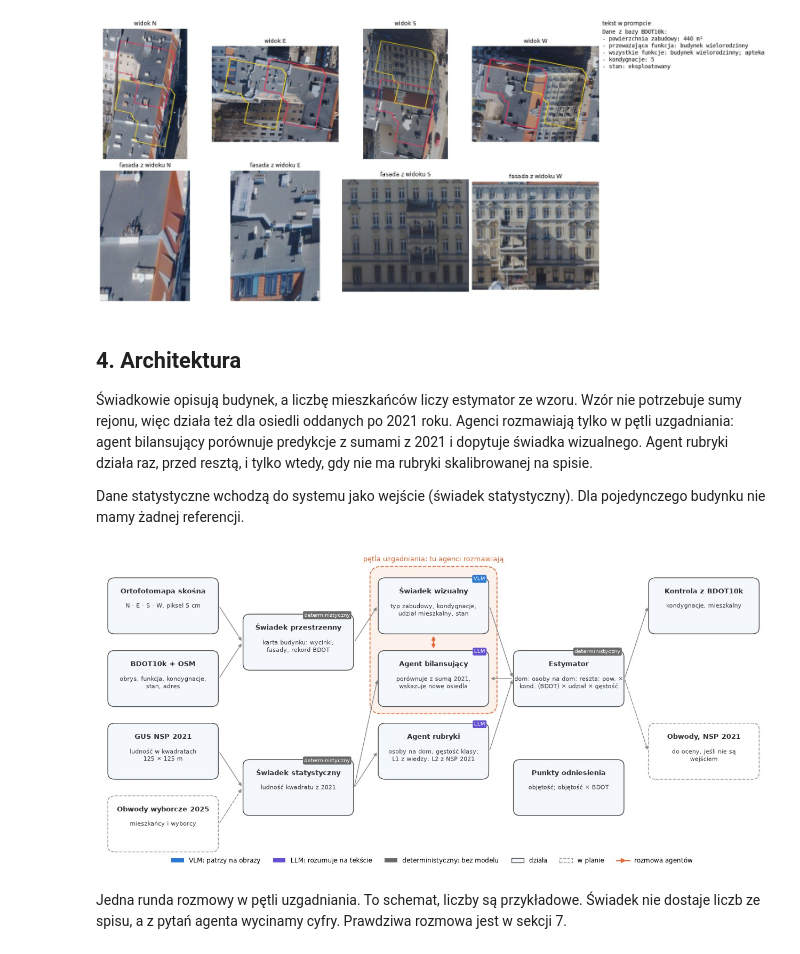
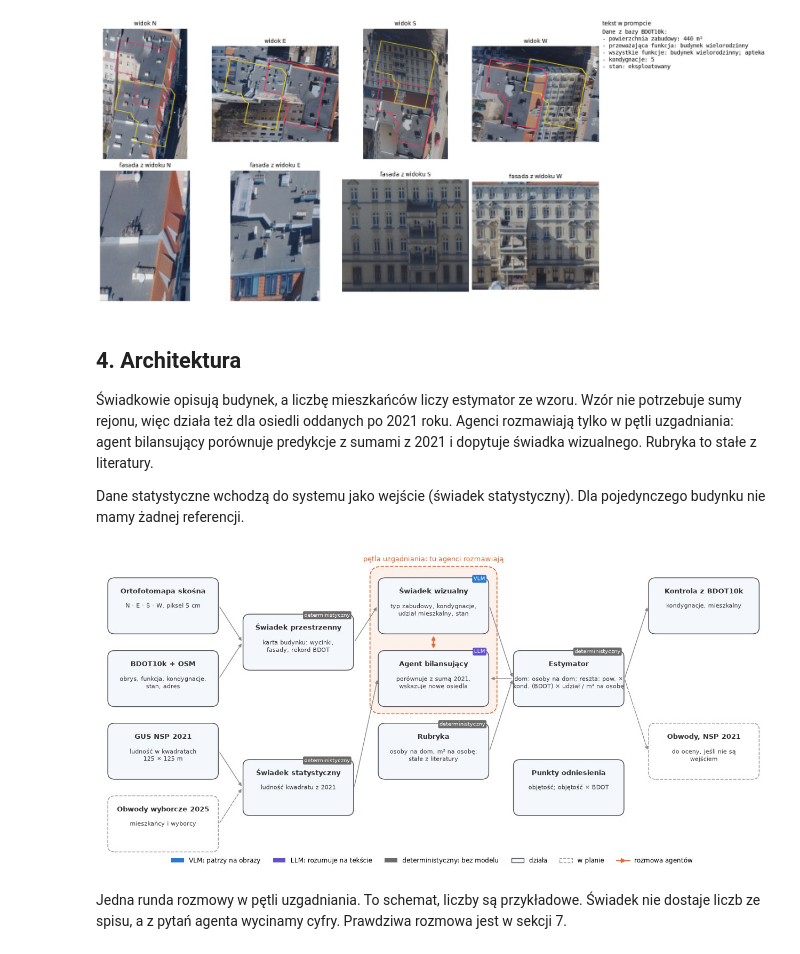
Before and after one commit to wust-terrain/wroclaw-population-agents, a Jupyter notebook: notebooks/proof_of_concept.ipynb, the cells around one changed output. Saved outputs shown, nothing was run; the diff lists cells and outputs as text; code cells hidden in the pictures.

```diff
--- a/notebooks/proof_of_concept.ipynb
+++ b/notebooks/proof_of_concept.ipynb
@@ -153,7 +153,7 @@ plt.show()
 # %% [markdown]
 ## 4. Architektura
 
-Świadkowie opisują budynek, a liczbę mieszkańców liczy estymator ze wzoru. Wzór nie potrzebuje sumy rejonu, więc działa też dla osiedli oddanych po 2021 roku. Agenci rozmawiają tylko w pętli uzgadniania: agent bilansujący porównuje predykcje z sumami z 2021 i dopytuje świadka wizualnego. Agent rubryki działa raz, przed resztą, i tylko wtedy, gdy nie ma rubryki skalibrowanej na spisie.
+Świadkowie opisują budynek, a liczbę mieszkańców liczy estymator ze wzoru. Wzór nie potrzebuje sumy rejonu, więc działa też dla osiedli oddanych po 2021 roku. Agenci rozmawiają tylko w pętli uzgadniania: agent bilansujący porównuje predykcje z sumami z 2021 i dopytuje świadka wizualnego. Rubryka to stałe z literatury.
 
 Dane statystyczne wchodzą do systemu jako wejście (świadek statystyczny). Dla pojedynczego budynku nie mamy żadnej referencji.
 # %%
@@ -168,16 +168,16 @@ BLOKI = {  # nazwa: (x, y, tytuł, opis, typ albo None dla danych, działa?)
     "przestrzenny": (23, 39, "Świadek przestrzenny", "karta budynku: wycinki,\nfasady, rekord BDOT", "deterministyczny", True),
     "statystyczny": (23, 11, "Świadek statystyczny", "ludność kwadratu z 2021", "deterministyczny", True),
     "wizualny": (46, 46, "Świadek wizualny", "typ zabudowy, kondygnacje,\nudział mieszkalny, stan", "VLM", True),
-    "rubryka": (46, 18, "Agent rubryki", "osoby na dom, gęstość klasy;\nL1 z wiedzy, L2 z NSP 2021", "LLM", True),
+    "rubryka": (46, 18, "Rubryka", "osoby na dom, m² na osobę;\nstałe z literatury", "deterministyczny", True),
     "bilans": (46, 32, "Agent bilansujący", "porównuje z sumą 2021,\nwskazuje nowe osiedla", "LLM", True),
-    "estymator": (69, 32, "Estymator", "dom: osoby na dom; reszta: pow. ×\nkond. (BDOT) × udział × gęstość", "deterministyczny", True),
+    "estymator": (69, 32, "Estymator", "dom: osoby na dom; reszta: pow. ×\nkond. (BDOT) × udział / m² na osobę", "deterministyczny", True),
     "odniesienia": (69, 11, "Punkty odniesienia", "objętość; objętość × BDOT", None, True),
     "kontrola": (92, 46, "Kontrola z BDOT10k", "kondygnacje, mieszkalny", None, True),
     "ocena": (92, 18, "Obwody, NSP 2021", "do oceny, jeśli nie są\nwejściem", None, False),
 }
 PRZEPLYW = [("orto", "przestrzenny"), ("bdot", "przestrzenny"), ("gus", "statystyczny"), ("obwody", "statystyczny"),
             ("przestrzenny", "wizualny"), ("wizualny", "estymator"), ("rubryka", "estymator"),
-            ("statystyczny", "bilans"), ("statystyczny", "rubryka"), ("estymator", "bilans"),
+            ("statystyczny", "bilans"), ("estymator", "bilans"),
             ("estymator", "kontrola"), ("estymator", "ocena")]
 
 
@@ -197,34 +197,34 @@ for nazwa, (x, y, tytul, opis, typ, dziala) in BLOKI.items():
                                 lw=1.1, ls="-" if dziala else "--"))
     ax.text(x + W / 2, y + H - 2.6, tytul, ha="center", fontsize=9, weight="bold", color=TUSZ, zorder=3)
     ax.text(x + W / 2, y + H - 4.4, opis, ha="center", va="top", fontsize=8, color=TUSZ, zorder=3)
     if typ:
         ax.text(x + W - 0.2, y + H + 0.2, typ, ha="right", va="center", fontsize=7, color="white", zorder=4,
                 bbox=dict(boxstyle="round,pad=0.25", fc=TYP[typ], ec="none"))
 for a, b in PRZEPLYW:
     xa, ya, xb, yb = BLOKI[a][0], BLOKI[a][1], BLOKI[b][0], BLOKI[b][1]
     if xa == xb:
         start, koniec = kotwica(a, "dol" if yb < ya else "gora"), kotwica(b, "gora" if yb < ya else "dol")
     elif xb < xa:
         start, koniec = kotwica(a, "lewo"), kotwica(b, "prawo")
     else:
         start, koniec = kotwica(a, "prawo"), kotwica(b, "lewo")
     gotowe = BLOKI[a][5] and BLOKI[b][5]
     ax.annotate("", xy=koniec, xytext=start, zorder=1,
                 arrowprops=dict(arrowstyle="-|>", color="#8a8a8a", lw=1, ls="-" if gotowe else "--"))
 ROZMOWY = [(kotwica("bilans", "gora"), kotwica("wizualny", "dol"))]  # agent bilansujący i świadek wizualny
 for start, koniec in ROZMOWY:
     ax.annotate("", xy=koniec, xytext=start, zorder=3,
                 arrowprops=dict(arrowstyle="<|-|>", color=ROZMOWA, lw=1.8))
 ax.legend(handles=[Patch(fc=TYP["VLM"], label="VLM: patrzy na obrazy"), Patch(fc=TYP["LLM"], label="LLM: rozumuje na tekście"),
                    Patch(fc=TYP["deterministyczny"], label="deterministyczny: bez modelu"),
                    Patch(fc="#f4f7fb", ec="#555555", label="działa"), Patch(fc="white", ec="#9a9a9a", ls="--", label="w planie"),
                    Line2D([], [], color=ROZMOWA, lw=1.8, marker=">", label="rozmowa agentów")],
           loc="upper center", bbox_to_anchor=(0.5, 0.02), ncols=6, frameon=False, fontsize=8.5)
 ax.set(xlim=(-1.5, 111), ylim=(2.5, 61))
 ax.set_axis_off()
 plt.show()
 # %% [output]
-[figure, old version]
+[figure, new version]
 # %% [markdown]
 Jedna runda rozmowy w pętli uzgadniania. To schemat, liczby są przykładowe. Świadek nie dostaje liczb ze spisu, a z pytań agenta wycinamy cyfry. Prawdziwa rozmowa jest w sekcji 7.
 # %%
```
Also changed, not shown: parts of 10 cells of this notebook, 23 other files.
